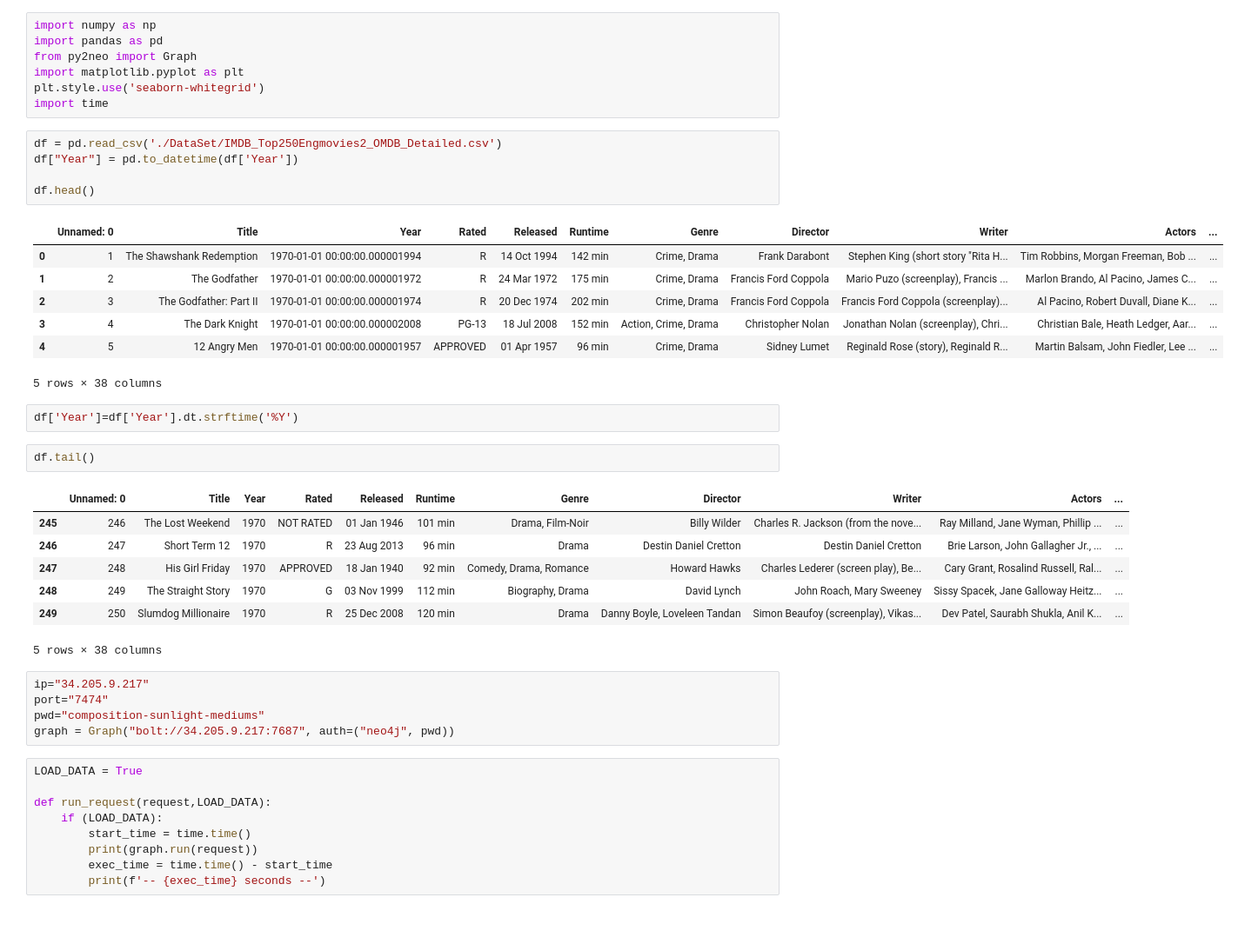
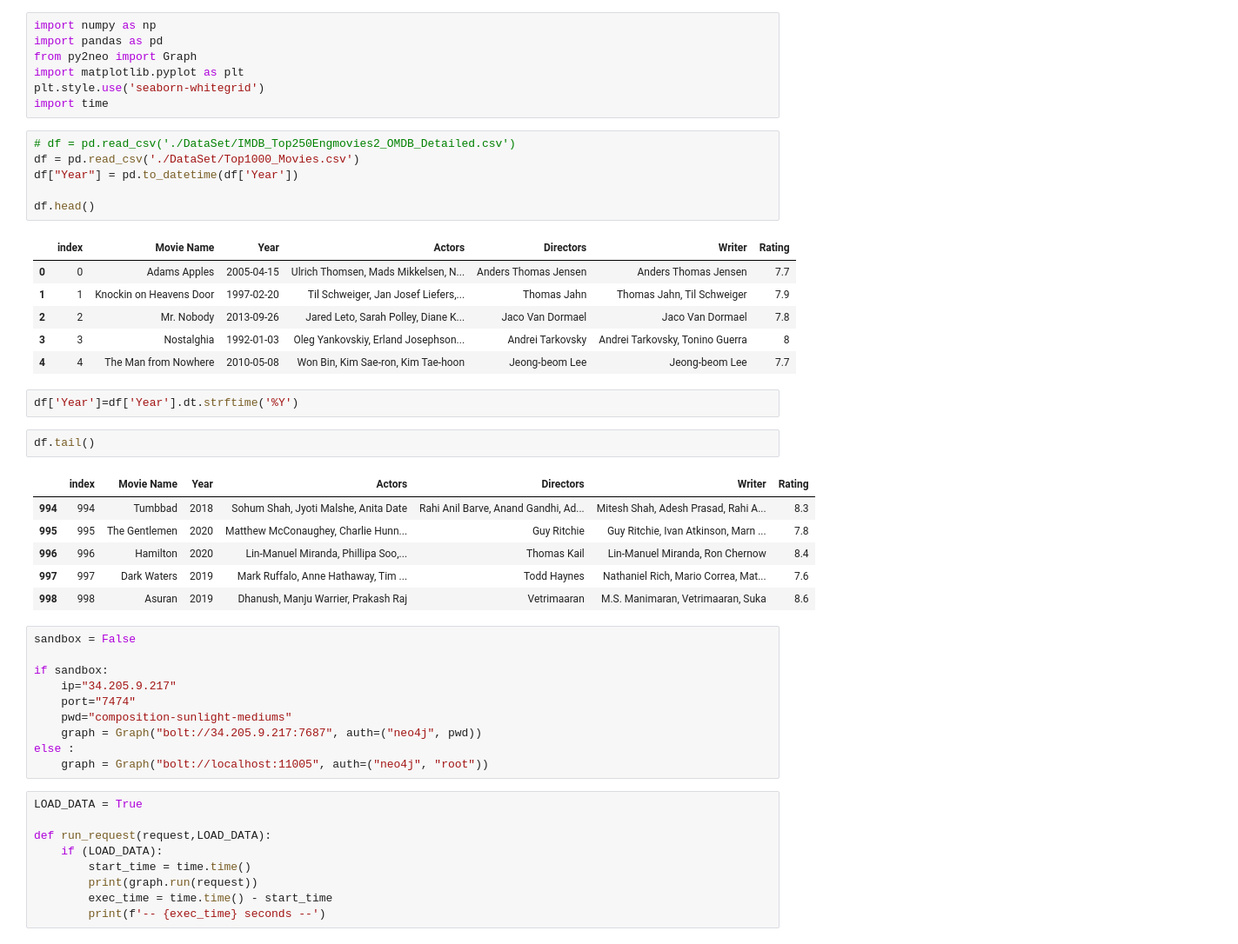
Before and after one commit to sunil3092/DBSEdu, a Jupyter notebook: GRAPH AND AI/CA_1/GraphAI_CA2.ipynb, the cells around one changed output. Shown at 87% size. Saved outputs shown, nothing was run; the diff lists cells and outputs as text; blank space fills up the shorter version.

Commit message:
Graph and AI Wip

```diff
--- a/GRAPH AND AI/CA_1/GraphAI_CA2.ipynb
+++ b/GRAPH AND AI/CA_1/GraphAI_CA2.ipynb
@@ -8,35 +8,39 @@ import matplotlib.pyplot as plt
 plt.style.use('seaborn-whitegrid')
 import time
 # %%
-df = pd.read_csv('./DataSet/IMDB_Top250Engmovies2_OMDB_Detailed.csv')
+# df = pd.read_csv('./DataSet/IMDB_Top250Engmovies2_OMDB_Detailed.csv')
+df = pd.read_csv('./DataSet/Top1000_Movies.csv')
 df["Year"] = pd.to_datetime(df['Year'])
 
 df.head()
 # %% [output]
-|  | Unnamed: 0 | Title | Year | Rated | Released | Runtime | Genre | Director | Writer | Actors | ... |
-| 0 | 1 | The Shawshank Redemption | 1970-01-01 00:00:00.000001994 | R | 14 Oct 1994 | 142 min | Crime, Drama | Frank Darabont | Stephen King (short story "Rita H... | Tim Robbins, Morgan Freeman, Bob ... | ... |
-| 1 | 2 | The Godfather | 1970-01-01 00:00:00.000001972 | R | 24 Mar 1972 | 175 min | Crime, Drama | Francis Ford Coppola | Mario Puzo (screenplay), Francis ... | Marlon Brando, Al Pacino, James C... | ... |
-| 2 | 3 | The Godfather: Part II | 1970-01-01 00:00:00.000001974 | R | 20 Dec 1974 | 202 min | Crime, Drama | Francis Ford Coppola | Francis Ford Coppola (screenplay)... | Al Pacino, Robert Duvall, Diane K... | ... |
-| 3 | 4 | The Dark Knight | 1970-01-01 00:00:00.000002008 | PG-13 | 18 Jul 2008 | 152 min | Action, Crime, Drama | Christopher Nolan | Jonathan Nolan (screenplay), Chri... | Christian Bale, Heath Ledger, Aar... | ... |
-| 4 | 5 | 12 Angry Men | 1970-01-01 00:00:00.000001957 | APPROVED | 01 Apr 1957 | 96 min | Crime, Drama | Sidney Lumet | Reginald Rose (story), Reginald R... | Martin Balsam, John Fiedler, Lee ... | ... |
+|  | index | Movie Name | Year | Actors | Directors | Writer | Rating |
+| 0 | 0 | Adams Apples | 2005-04-15 | Ulrich Thomsen, Mads Mikkelsen, N... | Anders Thomas Jensen | Anders Thomas Jensen | 7.7 |
+| 1 | 1 | Knockin on Heavens Door | 1997-02-20 | Til Schweiger, Jan Josef Liefers,... | Thomas Jahn | Thomas Jahn, Til Schweiger | 7.9 |
+| 2 | 2 | Mr. Nobody | 2013-09-26 | Jared Leto, Sarah Polley, Diane K... | Jaco Van Dormael | Jaco Van Dormael | 7.8 |
+| 3 | 3 | Nostalghia | 1992-01-03 | Oleg Yankovskiy, Erland Josephson... | Andrei Tarkovsky | Andrei Tarkovsky, Tonino Guerra | 8 |
+| 4 | 4 | The Man from Nowhere | 2010-05-08 | Won Bin, Kim Sae-ron, Kim Tae-hoon | Jeong-beom Lee | Jeong-beom Lee | 7.7 |
-5 rows × 38 columns
 # %%
 df['Year']=df['Year'].dt.strftime('%Y')
 # %%
 df.tail()
 # %% [output]
-|  | Unnamed: 0 | Title | Year | Rated | Released | Runtime | Genre | Director | Writer | Actors | ... |
-| 245 | 246 | The Lost Weekend | 1970 | NOT RATED | 01 Jan 1946 | 101 min | Drama, Film-Noir | Billy Wilder | Charles R. Jackson (from the nove... | Ray Milland, Jane Wyman, Phillip ... | ... |
-| 246 | 247 | Short Term 12 | 1970 | R | 23 Aug 2013 | 96 min | Drama | Destin Daniel Cretton | Destin Daniel Cretton | Brie Larson, John Gallagher Jr., ... | ... |
-| 247 | 248 | His Girl Friday | 1970 | APPROVED | 18 Jan 1940 | 92 min | Comedy, Drama, Romance | Howard Hawks | Charles Lederer (screen play), Be... | Cary Grant, Rosalind Russell, Ral... | ... |
-| 248 | 249 | The Straight Story | 1970 | G | 03 Nov 1999 | 112 min | Biography, Drama | David Lynch | John Roach, Mary Sweeney | Sissy Spacek, Jane Galloway Heitz... | ... |
-| 249 | 250 | Slumdog Millionaire | 1970 | R | 25 Dec 2008 | 120 min | Drama | Danny Boyle, Loveleen Tandan | Simon Beaufoy (screenplay), Vikas... | Dev Patel, Saurabh Shukla, Anil K... | ... |
+|  | index | Movie Name | Year | Actors | Directors | Writer | Rating |
+| 994 | 994 | Tumbbad | 2018 | Sohum Shah, Jyoti Malshe, Anita Date | Rahi Anil Barve, Anand Gandhi, Ad... | Mitesh Shah, Adesh Prasad, Rahi A... | 8.3 |
+| 995 | 995 | The Gentlemen | 2020 | Matthew McConaughey, Charlie Hunn... | Guy Ritchie | Guy Ritchie, Ivan Atkinson, Marn ... | 7.8 |
+| 996 | 996 | Hamilton | 2020 | Lin-Manuel Miranda, Phillipa Soo,... | Thomas Kail | Lin-Manuel Miranda, Ron Chernow | 8.4 |
+| 997 | 997 | Dark Waters | 2019 | Mark Ruffalo, Anne Hathaway, Tim ... | Todd Haynes | Nathaniel Rich, Mario Correa, Mat... | 7.6 |
+| 998 | 998 | Asuran | 2019 | Dhanush, Manju Warrier, Prakash Raj | Vetrimaaran | M.S. Manimaran, Vetrimaaran, Suka | 8.6 |
-5 rows × 38 columns
 # %%
-ip="34.205.9.217"
-port="7474"
-pwd="composition-sunlight-mediums"
-graph = Graph("bolt://34.205.9.217:7687", auth=("neo4j", pwd))
+sandbox = False
+
+if sandbox:
+    ip="34.205.9.217"
+    port="7474"
+    pwd="composition-sunlight-mediums"
+    graph = Graph("bolt://34.205.9.217:7687", auth=("neo4j", pwd))
+else :
+    graph = Graph("bolt://localhost:11005", auth=("neo4j", "root"))
 # %%
 LOAD_DATA = True
 
```
Also changed, not shown: parts of 12 cells of this notebook, 1 other file.
